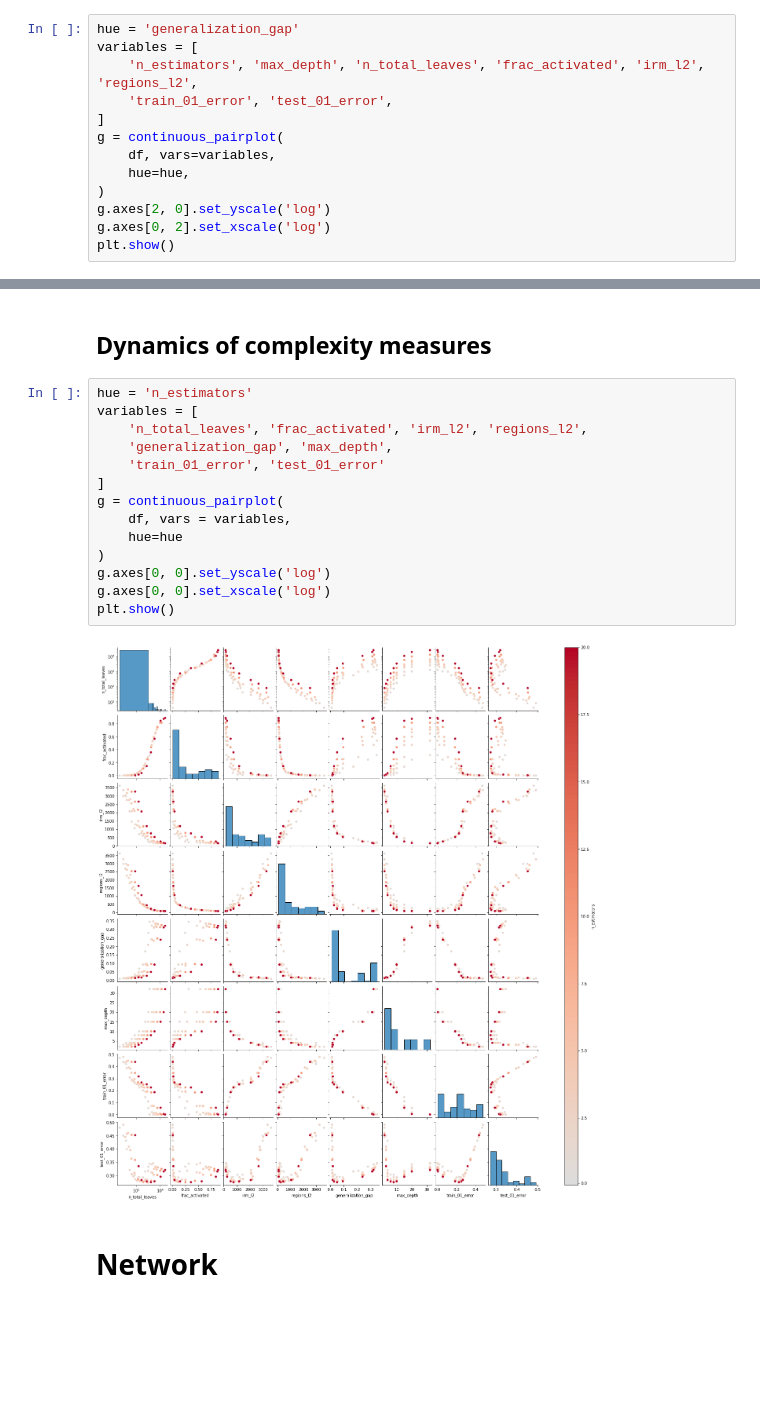
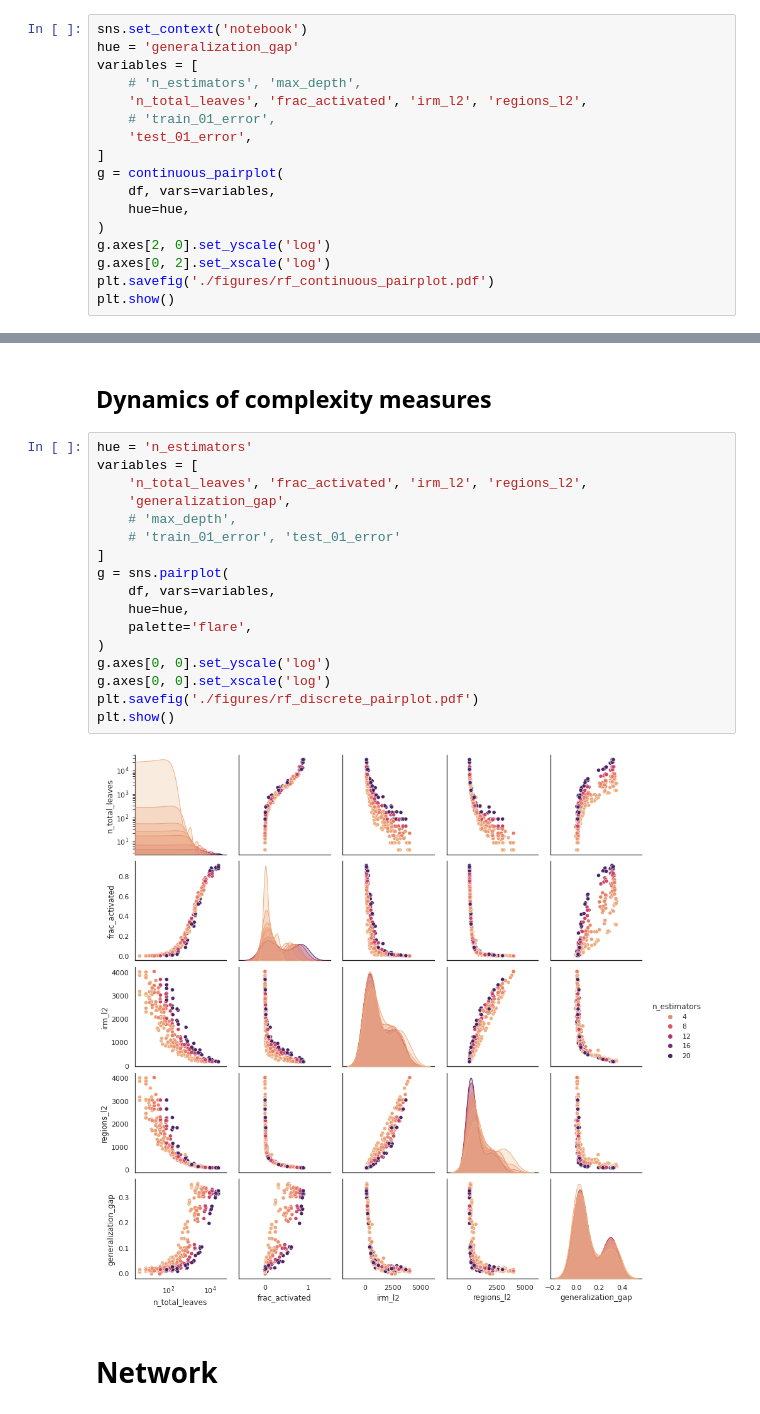
Before and after one commit to rflperry/double_descent, a Jupyter notebook: experiments/xor/plot_results.ipynb, the cells around one changed output, grey strips where cells are left out. Saved outputs shown, nothing was run; the diff lists cells and outputs as text; blank space fills up the shorter version.

```diff
--- a/experiments/xor/plot_results.ipynb
+++ b/experiments/xor/plot_results.ipynb
@@ -47,10 +65,13 @@ plt.show()
 # %% [markdown]
 ## Plot all, colored by generalization gap
 # %%
+sns.set_context('notebook')
 hue = 'generalization_gap'
 variables = [
-    'n_estimators', 'max_depth', 'n_total_leaves', 'frac_activated', 'irm_l2', 'regions_l2',
-    'train_01_error', 'test_01_error',
+    # 'n_estimators', 'max_depth',
+    'n_total_leaves', 'frac_activated', 'irm_l2', 'regions_l2',
+    # 'train_01_error',
+    'test_01_error',
 ]
 g = continuous_pairplot(
     df, vars=variables,
@@ -58,5 +79,6 @@ g = continuous_pairplot(
 )
 g.axes[2, 0].set_yscale('log')
 g.axes[0, 2].set_xscale('log')
+plt.savefig('./figures/rf_continuous_pairplot.pdf')
 plt.show()
 # %% [output]
@@ -66,19 +88,22 @@ plt.show()
 # %%
 hue = 'n_estimators'
 variables = [
     'n_total_leaves', 'frac_activated', 'irm_l2', 'regions_l2',
-    'generalization_gap', 'max_depth',
-    'train_01_error', 'test_01_error'
+    'generalization_gap',
+    # 'max_depth',
+    # 'train_01_error', 'test_01_error'
 ]
-g = continuous_pairplot(
-    df, vars = variables,
-    hue=hue
+g = sns.pairplot(
+    df, vars=variables,
+    hue=hue,
+    palette='flare',
 )
 g.axes[0, 0].set_yscale('log')
 g.axes[0, 0].set_xscale('log')
+plt.savefig('./figures/rf_discrete_pairplot.pdf')
 plt.show()
 # %% [output]
-[figure, old version]
+[figure, new version]
 # %% [markdown]
 # Network
 # %%
```
Also changed, not shown: parts of 6 cells of this notebook, 3 other files.
